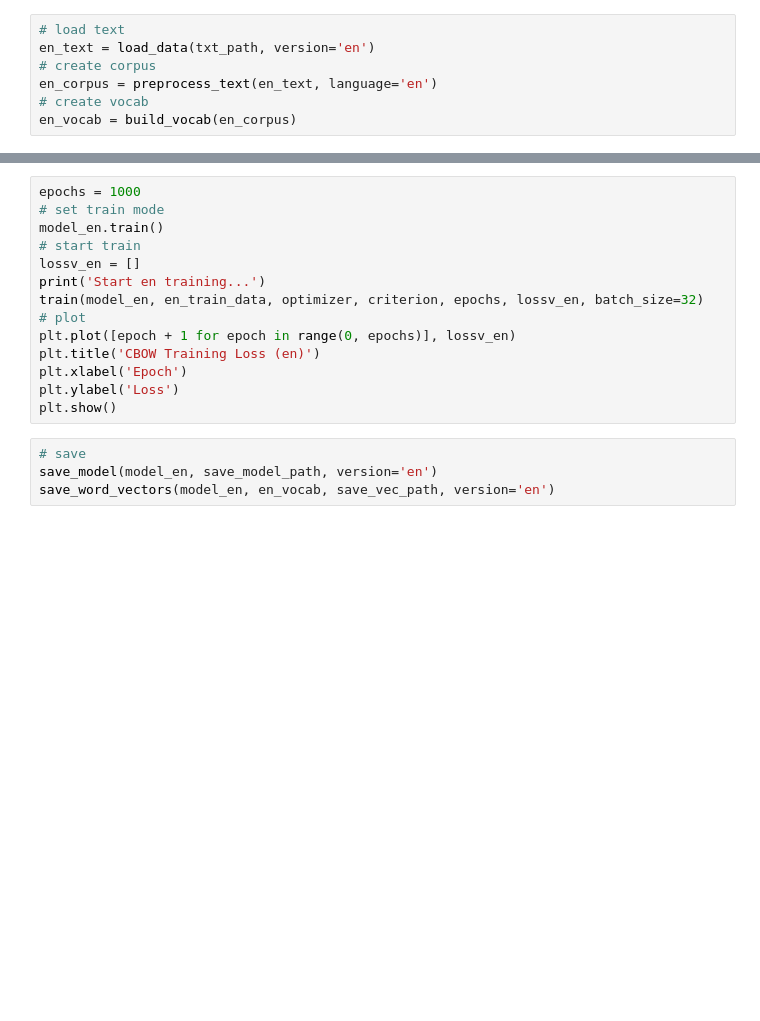
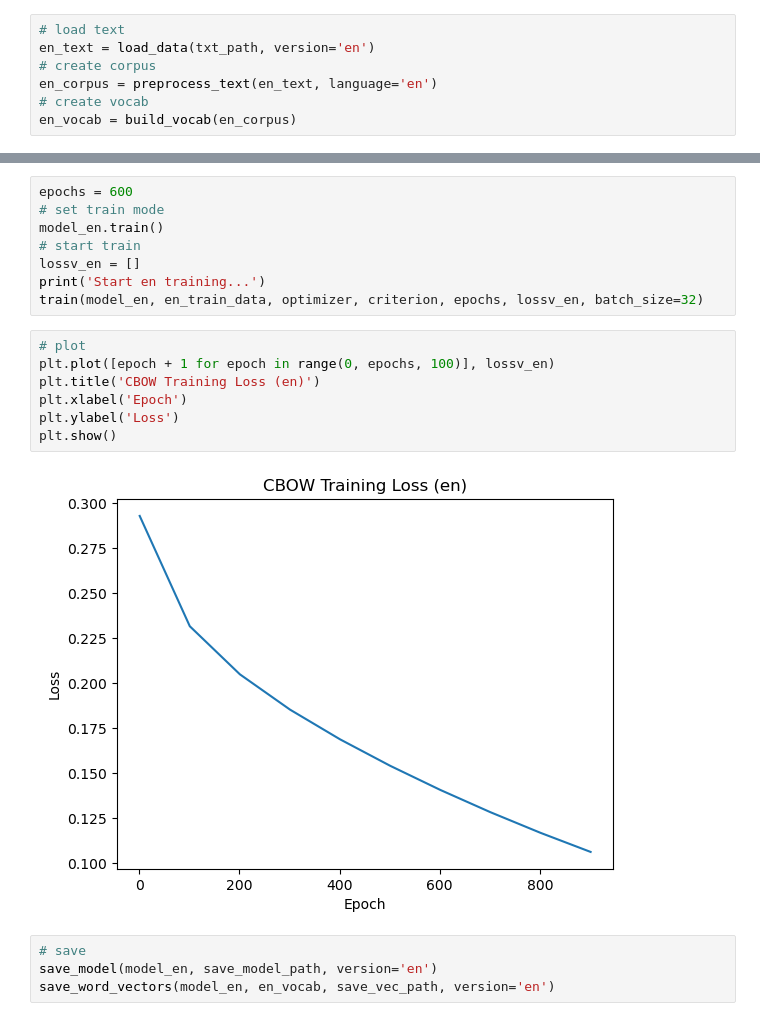
Before and after one commit to syangl/NLP-HW, a Jupyter notebook: hw2/en_main.ipynb, the cells around one changed output, grey strips where cells are left out. Cells and saved outputs as stored; diff of their text form; blank space fills up the shorter version.

```diff
--- a/hw2/en_main.ipynb
+++ b/hw2/en_main.ipynb
@@ -33,17 +53,20 @@ print(model_en, optimizer, criterion)
+# %%
+epochs = 600
+# set train mode
+model_en.train()
+# start train
+lossv_en = []
+print('Start en training...')
+train(model_en, en_train_data, optimizer, criterion, epochs, lossv_en, batch_size=32)
 # %%
-epochs = 1000
-# set train mode
-model_en.train()
-# start train
-lossv_en = []
-print('Start en training...')
-train(model_en, en_train_data, optimizer, criterion, epochs, lossv_en, batch_size=32)
 # plot
-plt.plot([epoch + 1 for epoch in range(0, epochs)], lossv_en)
+plt.plot([epoch + 1 for epoch in range(0, epochs, 100)], lossv_en)
 plt.title('CBOW Training Loss (en)')
 plt.xlabel('Epoch')
 plt.ylabel('Loss')
 plt.show()
+# %% [output]
+[figure, added]
 # %%
 # save
 save_model(model_en, save_model_path, version='en')
```
Also changed, not shown: parts of 4 cells of this notebook, 4 other files.
